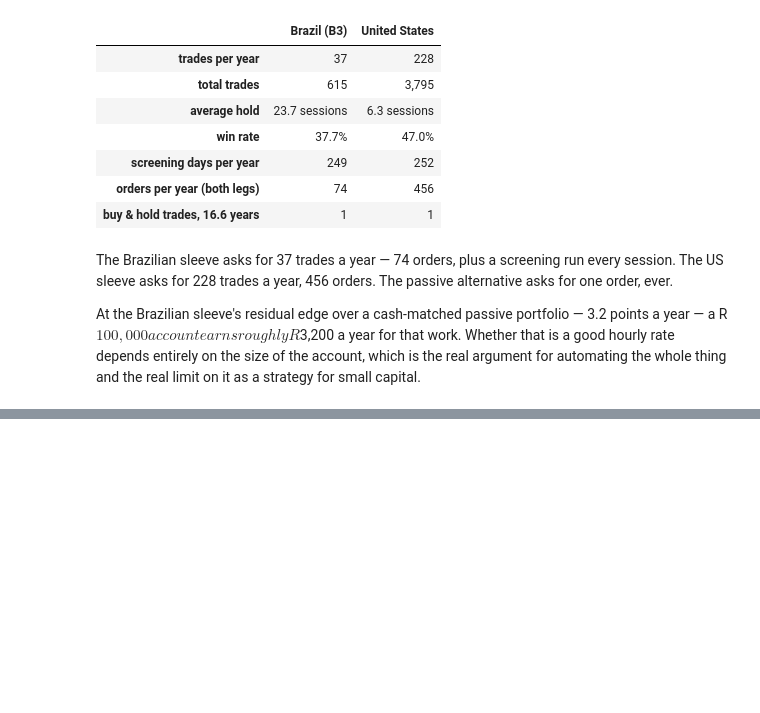
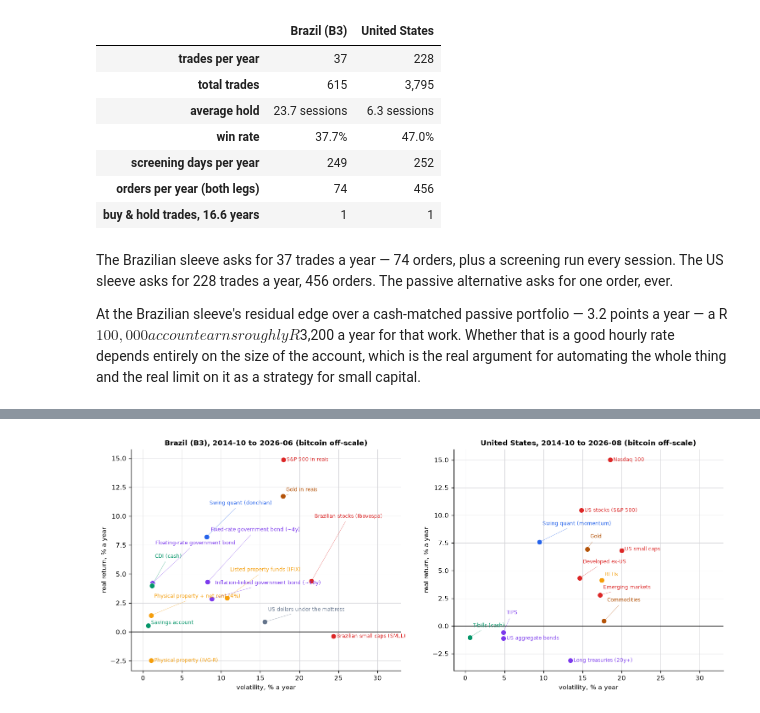
Before and after one commit to jeffev/swing-quant, a Jupyter notebook: notebooks/swing_vs_investing.ipynb, the cells around one changed output, grey strips where cells are left out. Saved outputs shown, nothing was run; the diff lists cells and outputs as text; code cells hidden in the pictures; blank space fills up the shorter version.

```diff
--- a/notebooks/swing_vs_investing.ipynb
+++ b/notebooks/swing_vs_investing.ipynb
@@ -862,0 +992,7 @@ automating the whole thing and the real limit on it as a strategy for small capi
+# %%
+# Bitcoin starts in late 2014 and drags the strict window with it; this is the head-to-head
+# where every class in the table actually existed at the same time.
+for m in STUDIES:
+    lo, hi = WINDOWS[m]
+    print(f"\n=== {S.MARKET_LABEL[m]} - common window {lo} to {hi}")
+    display(A.fmt_stats(A.stats_table(CLASSES[m], INFL[m], A.CASH_KEY[m], window=(lo, hi))))
@@ -862,0 +1049,23 @@ automating the whole thing and the real limit on it as a strategy for small capi
+# %%
+fig, axes = plt.subplots(1, 2, figsize=(12.5, 5.2))
+for ax, m in zip(axes, STUDIES):
+    lo, hi = WINDOWS[m]
+    t = A.stats_table(CLASSES[m], INFL[m], A.CASH_KEY[m], window=(lo, hi))
+    t = t[t.index != A.EN_LABEL["bitcoin_brl" if m == "b3" else "bitcoin_usd"]]
+    colors = A.color_map(CLASSES[m])
+    points = []
+    for label, row in t.iterrows():
+        x, y = row["volatility"] * 100, row["cagr_real"] * 100
+        ax.scatter(x, y, s=58, color=colors[label], zorder=3, edgecolor="white", lw=0.8)
+        points.append((x, y, label, colors[label]))
+    A.annotate_scatter(ax, points, min_gap=1.15)
+    ax.axhline(0, color="#111", lw=1)
+    ax.set_xlim(-1.5, 33)
+    ax.set_xlabel("volatility, % a year")
+    ax.set_ylabel("real return, % a year")
+    ax.set_title(f"{S.MARKET_LABEL[m]}, {lo} to {hi} (bitcoin off-scale)")
+fig.tight_layout()
+fig.savefig(FIGDIR / "10_risk_return.png", bbox_inches="tight")
+plt.show()
+# %% [output]
+[figure, added]
```
Also changed, not shown: parts of 15 cells of this notebook, 4 other files.
